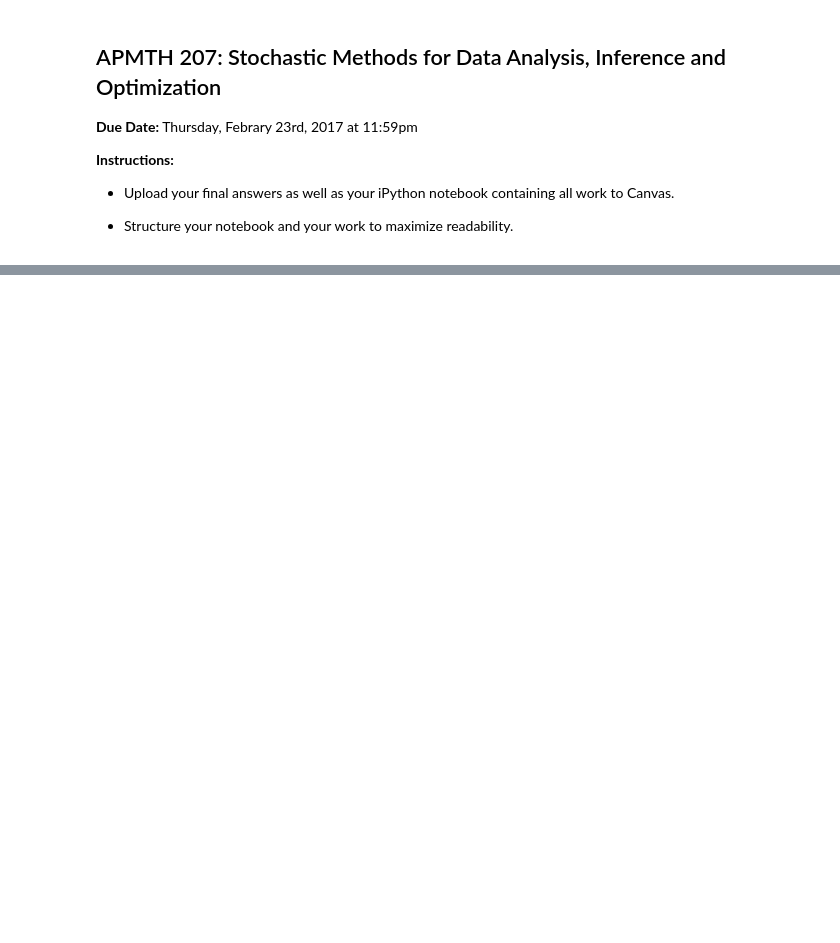
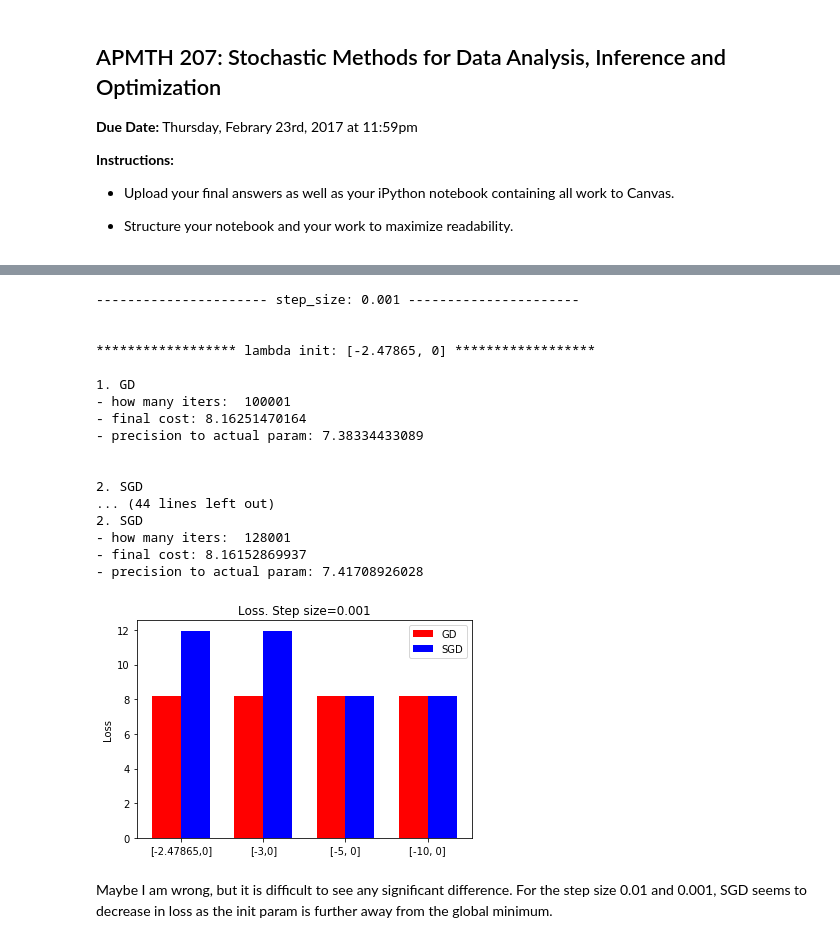
Before and after one commit to namwkim/2017, a Jupyter notebook: homework/AM207_HW4.ipynb, the cells around one changed output, grey strips where cells are left out. Cells and saved outputs as stored; diff of their text form; code cells hidden in the pictures; blank space fills up the shorter version.

```diff
--- a/homework/AM207_HW4.ipynb
+++ b/homework/AM207_HW4.ipynb
@@ -43,0 +239,40 @@ For each temperature, plot the parameters accepted or the cost function with res
+# %%
+lambdas_inits = [[-2.47865,0], [-3,0], [-5,0], [-10,0]]
+
+step_size = 0.001
+gd_losses, sgd_losses = test(lambdas_inits, step_size)
+
+ind = np.arange(len(gd_losses))
+width = 0.35
+
+fig, ax = plt.subplots()
+rects1 = ax.bar(ind, gd_losses, width, color='r')
+rects2 = ax.bar(ind + width, sgd_losses, width, color='b')
+
+ax.set_ylabel('Loss')
+ax.set_title('Loss. Step size='+str(step_size))
+ax.set_xticks(ind + width / 2)
+ax.set_xticklabels(('[-2.47865,0]', '[-3,0]', '[-5, 0]', '[-10, 0]'))
+ax.legend((rects1[0], rects2[0]), ('GD', 'SGD'))
+plt.show()
+# %% [output]
+---------------------- step_size: 0.001 ----------------------
+
+
+****************** lambda init: [-2.47865, 0] ******************
+
+1. GD
+- how many iters:  100001
+- final cost: 8.16251470164
+- precision to actual param: 7.38334433089
+
+
+2. SGD
+... (44 lines left out)
+2. SGD
+- how many iters:  128001
+- final cost: 8.16152869937
+- precision to actual param: 7.41708926028
+[figure, added]
+# %% [markdown]
+Maybe I am wrong, but it is difficult to see any significant difference. For the step size 0.01 and 0.001, SGD seems to decrease in loss as the init param is further away from the global minimum.
```
Also changed, not shown: parts of 12 cells of this notebook, 1 other file.
